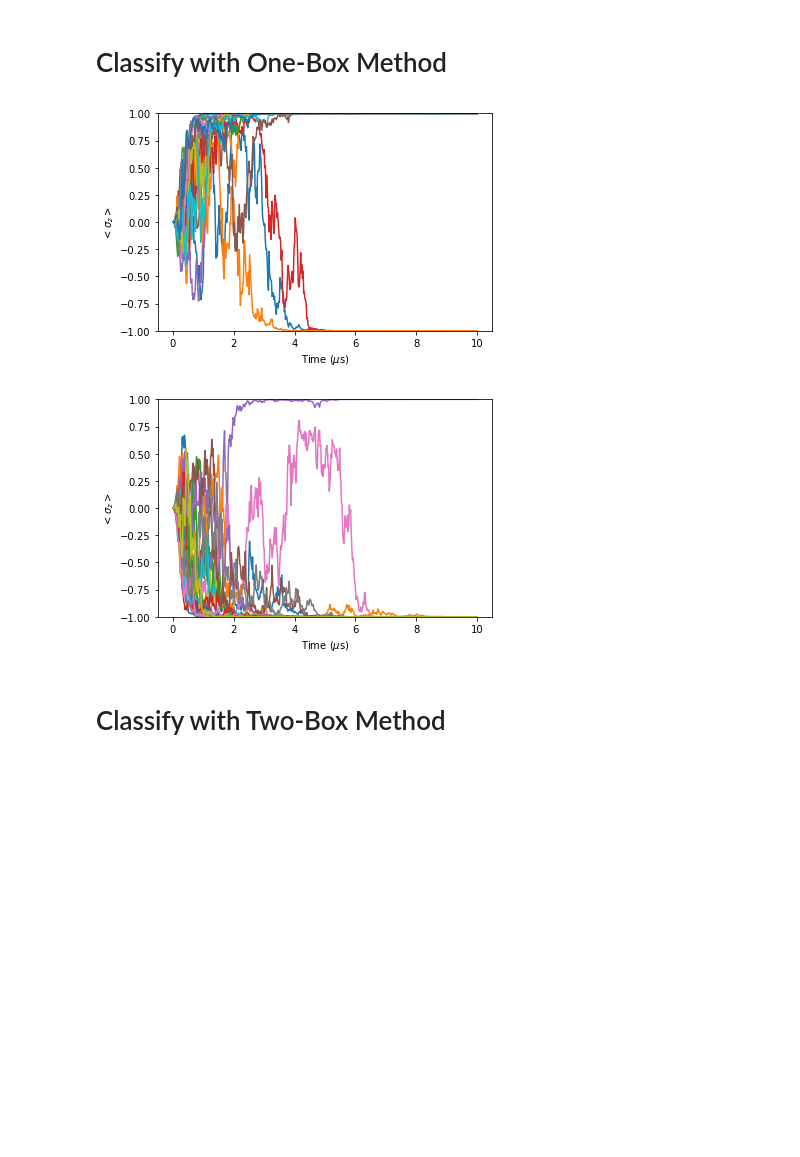
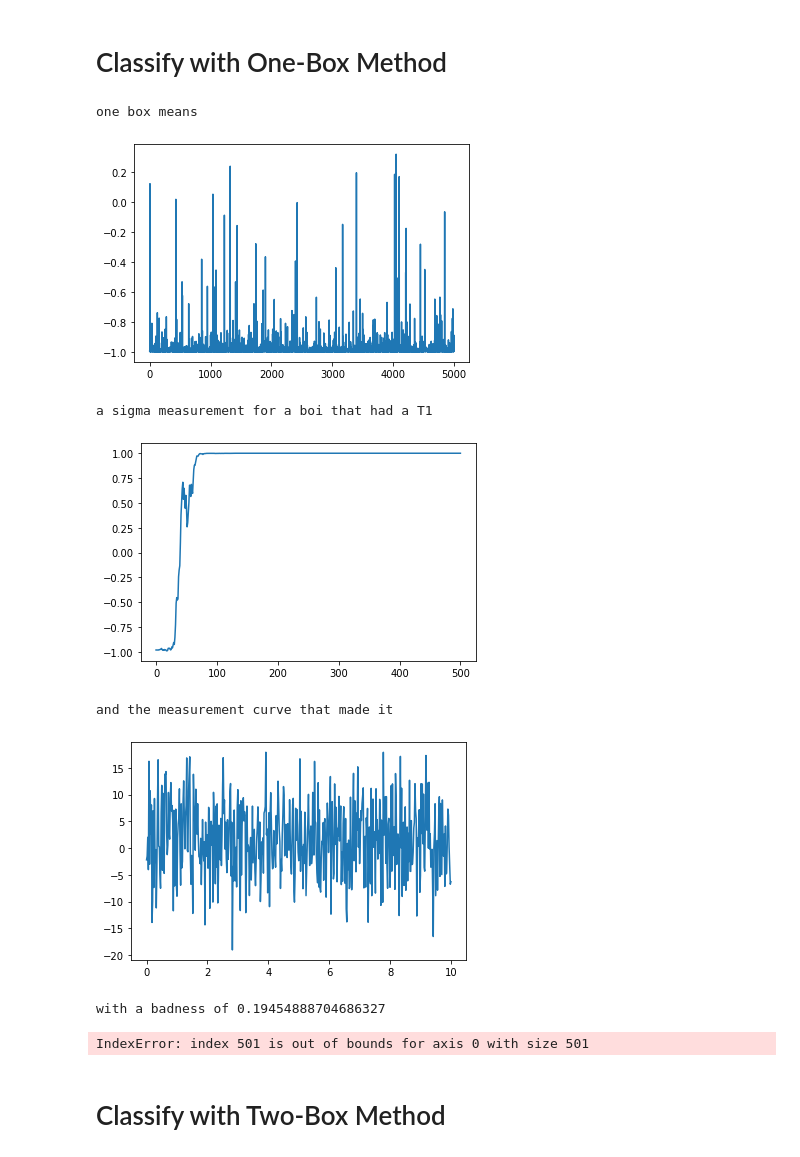
Before and after one commit to fischermoseley/readout_classifier, a Jupyter notebook: simulation.ipynb, the cells around one changed output. Cells and saved outputs as stored; diff of their text form; code cells hidden in the pictures; blank space fills up the shorter version.

```diff
--- a/simulation.ipynb
+++ b/simulation.ipynb
@@ -118,0 +98,7 @@ plot_trajectories(trajectory_time, z_plus_trajectories)
+# %%
+# can also load datasets from disk if they exist
+trajectory_time = np.load('datasets/trajectory_time.npy')
+z_plus_sigma_z = np.load('datasets/z_plus_sigma_z.npy')
+z_minus_sigma_z = np.load('datasets/z_minus_sigma_z.npy')
+z_plus_r_t = np.load('datasets/z_plus_r_t.npy')
+z_minus_r_t = np.load('datasets/z_minus_r_t.npy')
@@ -121,36 +167,57 @@ plot_trajectories(trajectory_time, z_plus_trajectories)
 # %%
 skip_time = 40e-9 * 1e6 # in us
 integration_time = 2e-6 * 1e6
 
 def single_box_classifier(time, trajectories, skip_time, integration_time):
     # extract points after skip time, but before integration time is complete
     integration_start = np.argmax(time >= skip_time)
     integration_end = np.argmin(time <= (skip_time + integration_time))
     #valid_times = time[integration_start:integration_end]
     valid_trajectories = trajectories[:, integration_start:integration_end]
 
     return valid_trajectories.mean(axis=1)
 
-one_box_means = single_box_classifier(trajectory_time, x_minus_trajectories, skip_time, integration_time)
+one_box_means = single_box_classifier(trajectory_time, z_plus_sigma_z, skip_time, integration_time)
+print('one box means')
+plt.plot(one_box_means)
+plt.show()
+
+print('a sigma measurement for a boi that had a T1')
+boi = np.argsort(one_box_means)[-3]
+plt.plot(z_plus_sigma_z[boi])
+plt.show()
+
+print('and the measurement curve that made it')
+plt.plot(trajectory_time, z_plus_r_t[boi])
+plt.show()
+
+print(f'with a badness of {one_box_means[boi]}')
+
 
 # Extract ground and excited states, plot them
 z_minus_states = []
 z_plus_states = []
 for i, mean in enumerate(one_box_means):
     if(mean < 0):
-        z_minus_states.append(x_minus_trajectories[i])
+        z_minus_states.append(r_z_plus[i])
 
     else:
-        z_plus_states.append(x_minus_trajectories[i])
+        z_plus_states.append(r_z_plus[i])
 
 z_plus_states = np.array(z_plus_states)
 z_minus_states = np.array(z_minus_states)
 
-plot_trajectories(trajectory_time, z_plus_states)
-plot_trajectories(trajectory_time, z_minus_states)
+#plot_trajectories(trajectory_time, z_plus_states))
+#plot_trajectories(trajectory_time, z_minus_states)
 # %% [output]
+one box means
-[figure, old version]
+[figure, new version]
+a sigma measurement for a boi that had a T1
-[figure, old version]
+[figure, new version]
+and the measurement curve that made it
+[figure, added]
+with a badness of 0.19454888704686327
+IndexError: index 501 is out of bounds for axis 0 with size 501
 # %% [markdown]
 # Classify with Two-Box Method
 # %%
```
Also changed, not shown: parts of 15 cells of this notebook, 7 other files.
